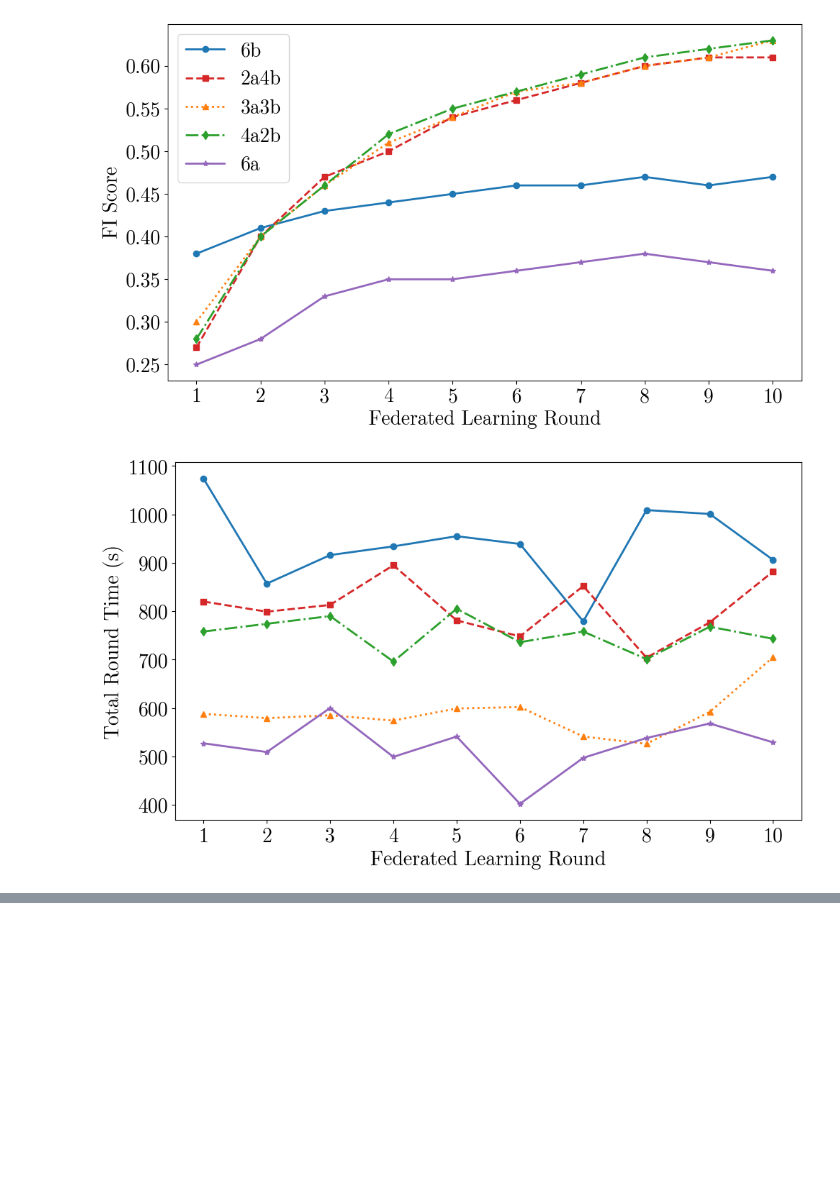
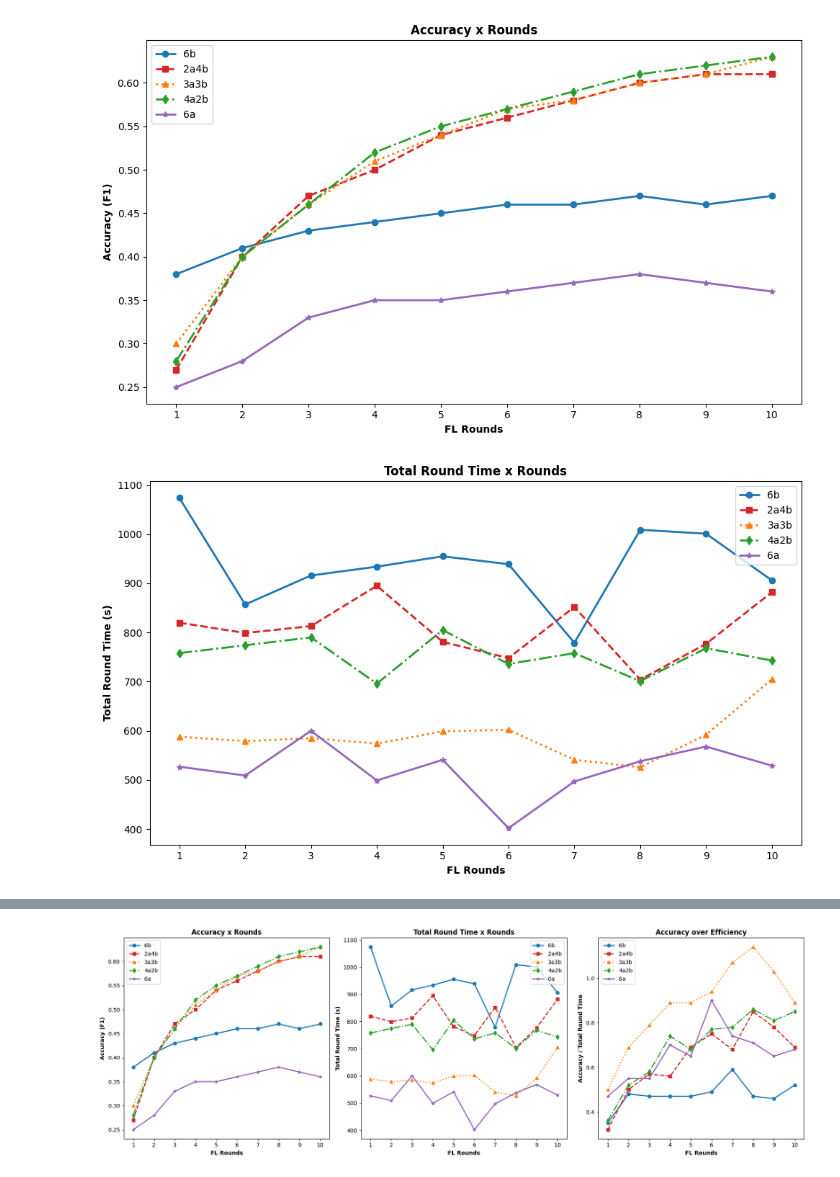
Before and after one commit to IvanComp/FedBench, a Jupyter notebook: Jupyter Notebooks for Data Visualization/2ClientClustering.ipynb, the cells around one changed output, grey strips where cells are left out. Cells and saved outputs as stored; diff of their text form; code cells hidden in the pictures; blank space fills up the shorter version.

```diff
--- a/Jupyter Notebooks for Data Visualization/2ClientClustering.ipynb
+++ b/Jupyter Notebooks for Data Visualization/2ClientClustering.ipynb
@@ -1,9 +1,6 @@
 # %%
 import matplotlib.pyplot as plt
 import numpy as np
-
-
-plt.rcParams['font.family'] = 'CMU Serif'
 
 rounds = np.arange(1, 11)
 
@@ -40,47 +37,89 @@ ax1.plot(rounds, accuracy_6b, color=color_6b, label='6b', marker='o', linewidth=
 ax1.plot(rounds, accuracy_2a4b, color=color_2a4b, label='2a4b', marker='s', linewidth=2, solid_capstyle='round', linestyle='--')
 ax1.plot(rounds, accuracy_3a3b, color=color_3a3b, label='3a3b', marker='^', linewidth=2, solid_capstyle='round', linestyle=':')
 ax1.plot(rounds, accuracy_4a2b, color=color_4a2b, label='4a2b', marker='d', linewidth=2, solid_capstyle='round', linestyle='-.')
 ax1.plot(rounds, accuracy_6a, color=color_6a, label='6a', marker='*', linewidth=2, solid_capstyle='round', linestyle='-')
-ax1.set_xlabel('Federated Learning Round', fontsize=20)
-ax1.set_ylabel('FI Score', fontsize=20)
-ax1.tick_params(axis='both', labelsize=20)
-ax1.legend(fontsize=20)
+ax1.set_title('Accuracy x Rounds', fontsize=12, fontweight='bold')
+ax1.set_xlabel('FL Rounds', fontsize=10, fontweight='bold')
+ax1.set_ylabel('Accuracy (F1)', fontsize=10, fontweight='bold')
+ax1.legend(fontsize=10)
 ax1.set_xticks(rounds)
 plt.tight_layout()
-plt.savefig('ClientClustering1.pdf')
+plt.savefig('Accuracy_x_Rounds_Updated.pdf')
 plt.show()
 
 # Total Round Time x Rounds
 fig, ax2 = plt.subplots(figsize=(10, 6))
 ax2.plot(rounds, time_6b, color=color_6b, label='6b', marker='o', linewidth=2, solid_capstyle='round', linestyle='-')
 ax2.plot(rounds, time_2a4b, color=color_2a4b, label='2a4b', marker='s', linewidth=2, solid_capstyle='round', linestyle='--')
 ax2.plot(rounds, time_3a3b, color=color_3a3b, label='3a3b', marker='^', linewidth=2, solid_capstyle='round', linestyle=':')
 ax2.plot(rounds, time_4a2b, color=color_4a2b, label='4a2b', marker='d', linewidth=2, solid_capstyle='round', linestyle='-.')
 ax2.plot(rounds, time_6a, color=color_6a, label='6a', marker='*', linewidth=2, solid_capstyle='round', linestyle='-')
-ax2.set_xlabel('Federated Learning Round', fontsize=20)
-ax2.set_ylabel('Total Round Time (s)', fontsize=20)
-ax2.tick_params(axis='both', labelsize=20)
-#ax2.legend(fontsize=20)
+ax2.set_title('Total Round Time x Rounds', fontsize=12, fontweight='bold')
+ax2.set_xlabel('FL Rounds', fontsize=10, fontweight='bold')
+ax2.set_ylabel('Total Round Time (s)', fontsize=10, fontweight='bold')
+ax2.legend(fontsize=10)
 ax2.set_xticks(rounds)
 plt.tight_layout()
-plt.savefig('ClientClustering2.pdf')
+plt.savefig('Total_Round_Time_x_Rounds_Updated.pdf')
 plt.show()
 
 # Accuracy over Efficiency
 fig, ax3 = plt.subplots(figsize=(10, 6))
 ax3.plot(rounds, efficiency_6b, color=color_6b, label='6b', marker='o', linewidth=2, solid_capstyle='round', linestyle='-')
 ax3.plot(rounds, efficiency_2a4b, color=color_2a4b, label='2a4b', marker='s', linewidth=2, solid_capstyle='round', linestyle='--')
 ax3.plot(rounds, efficiency_3a3b, color=color_3a3b, label='3a3b', marker='^', linewidth=2, solid_capstyle='round', linestyle=':')
 ax3.plot(rounds, efficiency_4a2b, color=color_4a2b, label='4a2b', marker='d', linewidth=2, solid_capstyle='round', linestyle='-.')
 ax3.plot(rounds, efficiency_6a, color=color_6a, label='6a', marker='*', linewidth=2, solid_capstyle='round', linestyle='-')
-ax3.set_xlabel('Federated Learning Round', fontsize=20)
-ax3.set_ylabel('Accuracy / Total Round Time', fontsize=20)
-ax3.tick_params(axis='both', labelsize=20)
-#ax3.legend(fontsize=20)
+ax3.set_title('Accuracy over Efficiency', fontsize=12, fontweight='bold')
+ax3.set_xlabel('FL Rounds', fontsize=10, fontweight='bold')
+ax3.set_ylabel('Accuracy / Total Round Time', fontsize=10, fontweight='bold')
+ax3.legend(fontsize=10)
 ax3.set_xticks(rounds)
 plt.tight_layout()
-plt.savefig('ClientClustering3.pdf')
+plt.savefig('Accuracy_over_Efficiency_Updated.pdf')
 plt.show()
+
+fig, axs = plt.subplots(1, 3, figsize=(18, 6))
+
+# Accuracy x Rounds
+axs[0].plot(rounds, accuracy_6b, color=color_6b, label='6b', marker='o', linewidth=2, solid_capstyle='round', linestyle='-')
+axs[0].plot(rounds, accuracy_2a4b, color=color_2a4b, label='2a4b', marker='s', linewidth=2, solid_capstyle='round', linestyle='--')
+axs[0].plot(rounds, accuracy_3a3b, color=color_3a3b, label='3a3b', marker='^', linewidth=2, solid_capstyle='round', linestyle=':')
+axs[0].plot(rounds, accuracy_4a2b, color=color_4a2b, label='4a2b', marker='d', linewidth=2, solid_capstyle='round', linestyle='-.')
+axs[0].plot(rounds, accuracy_6a, color=color_6a, label='6a', marker='*', linewidth=2, solid_capstyle='round', linestyle='-')
+axs[0].set_title('Accuracy x Rounds', fontsize=12, fontweight='bold')
+axs[0].set_xlabel('FL Rounds', fontsize=10, fontweight='bold')
+axs[0].set_ylabel('Accuracy (F1)', fontsize=10, fontweight='bold')
+axs[0].legend(fontsize=10)
+axs[0].set_xticks(rounds)
+
+# Total Round Time x Rounds
+axs[1].plot(rounds, time_6b, color=color_6b, label='6b', marker='o', linewidth=2, solid_capstyle='round', linestyle='-')
+axs[1].plot(rounds, time_2a4b, color=color_2a4b, label='2a4b', marker='s', linewidth=2, solid_capstyle='round', linestyle='--')
+axs[1].plot(rounds, time_3a3b, color=color_3a3b, label='3a3b', marker='^', linewidth=2, solid_capstyle='round', linestyle=':')
+axs[1].plot(rounds, time_4a2b, color=color_4a2b, label='4a2b', marker='d', linewidth=2, solid_capstyle='round', linestyle='-.')
+axs[1].plot(rounds, time_6a, color=color_6a, label='6a', marker='*', linewidth=2, solid_capstyle='round', linestyle='-')
+axs[1].set_title('Total Round Time x Rounds', fontsize=12, fontweight='bold')
+axs[1].set_xlabel('FL Rounds', fontsize=10, fontweight='bold')
+axs[1].set_ylabel('Total Round Time (s)', fontsize=10, fontweight='bold')
+axs[1].legend(fontsize=10)
+axs[1].set_xticks(rounds)
+
+# Accuracy over Efficiency
+axs[2].plot(rounds, efficiency_6b, color=color_6b, label='6b', marker='o', linewidth=2, solid_capstyle='round', linestyle='-')
+axs[2].plot(rounds, efficiency_2a4b, color=color_2a4b, label='2a4b', marker='s', linewidth=2, solid_capstyle='round', linestyle='--')
+axs[2].plot(rounds, efficiency_3a3b, color=color_3a3b, label='3a3b', marker='^', linewidth=2, solid_capstyle='round', linestyle=':')
+axs[2].plot(rounds, efficiency_4a2b, color=color_4a2b, label='4a2b', marker='d', linewidth=2, solid_capstyle='round', linestyle='-.')
+axs[2].plot(rounds, efficiency_6a, color=color_6a, label='6a', marker='*', linewidth=2, solid_capstyle='round', linestyle='-')
+axs[2].set_title('Accuracy over Efficiency', fontsize=12, fontweight='bold')
+axs[2].set_xlabel('FL Rounds', fontsize=10, fontweight='bold')
+axs[2].set_ylabel('Accuracy / Total Round Time', fontsize=10, fontweight='bold')
+axs[2].legend(fontsize=10)
+axs[2].set_xticks(rounds)
+
+plt.tight_layout()
+plt.savefig('Combined_Graphs_Horizontal_Updated.pdf')
+plt.show()
 # %% [output]
-[figure, old version]
+[figure, new version]
-[figure, old version]
+[figure, new version]
@@ -87,0 +127 @@ plt.show()
+[figure, added]
```
Also changed, not shown: parts of 1 cell of this notebook, 3 other files.
